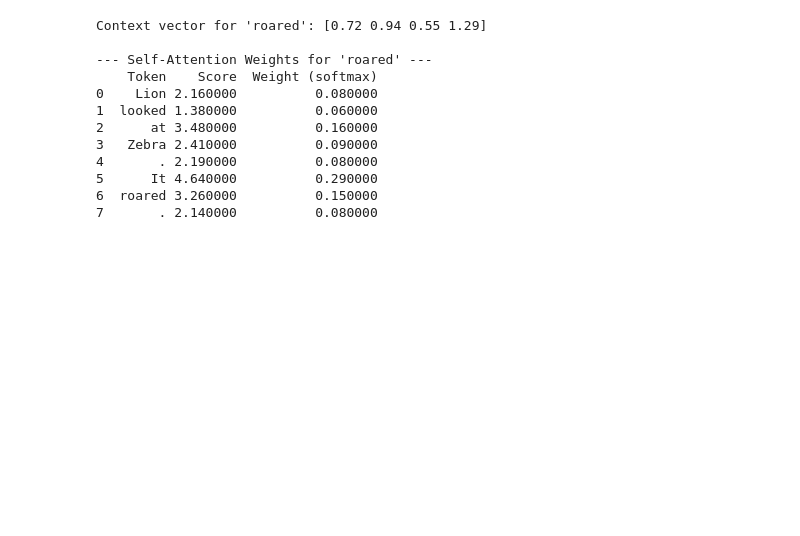
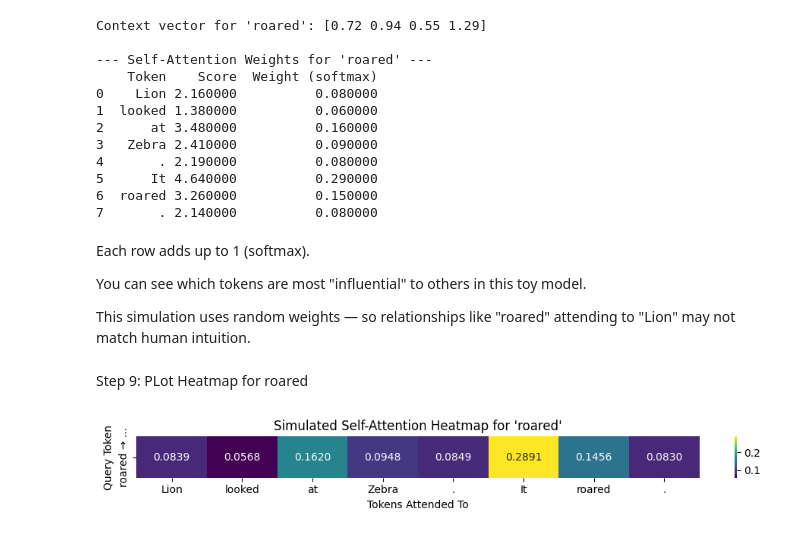
Before and after one commit to mnsbharadwaj/AI-NLP, a Jupyter notebook: Transformer_components.ipynb, the cells around one changed output. Drawn from its saved outputs; the diff is of its cells as text; code cells hidden in the pictures; blank space fills up the shorter version.

```diff
--- a/Transformer_components.ipynb
+++ b/Transformer_components.ipynb
@@ -512,3 +512,22 @@ Context vector for 'roared': [0.72 0.94 0.55 1.29]
 5      It 4.640000          0.290000
 6  roared 3.260000          0.150000
 7       . 2.140000          0.080000
+# %% [markdown]
+Each row adds up to 1 (softmax).
+
+You can see which tokens are most "influential" to others in this toy model.
+
+This simulation uses random weights — so relationships like "roared" attending to "Lion" may not match human intuition.
+# %% [markdown]
+Step 9: PLot Heatmap for roared
+# %%
+plt.figure(figsize=(10, 1.5))
+sns.heatmap([attention_weights], annot=True, fmt=".4f", cmap="viridis",
+            xticklabels=tokens, yticklabels=["roared → ..."])
+plt.title("Simulated Self-Attention Heatmap for 'roared'")
+plt.xlabel("Tokens Attended To")
+plt.ylabel("Query Token")
+plt.tight_layout()
+plt.show()
+# %% [output]
+[figure, added]
```
